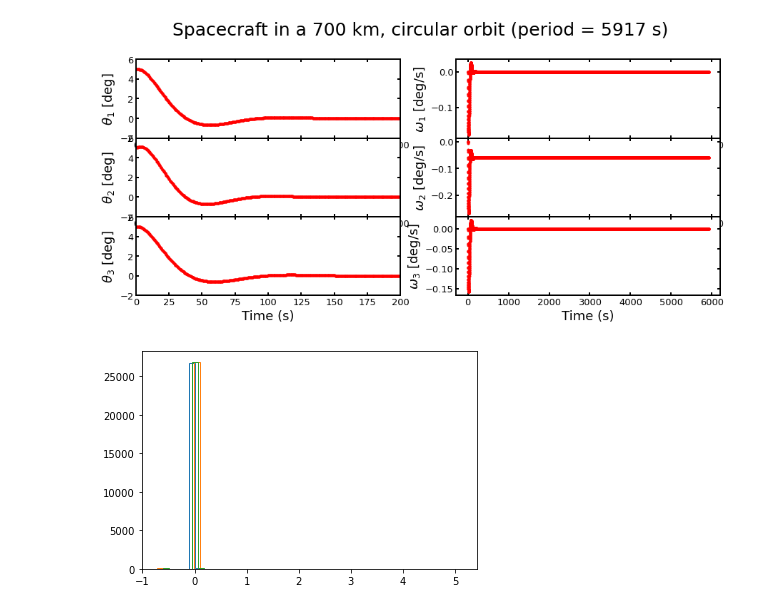
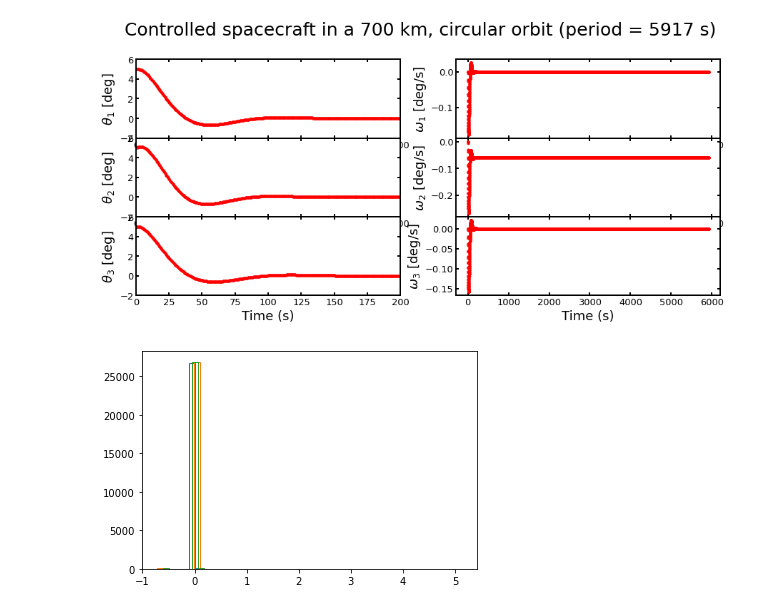
Before and after one commit to thomas7392/spacecraftattitudecontrol, a Jupyter notebook: Q3.ipynb, the cells around one changed output. Saved outputs shown, nothing was run; the diff lists cells and outputs as text; code cells hidden in the pictures.

```diff
--- a/Q3.ipynb
+++ b/Q3.ipynb
@@ -27,33 +27,33 @@ S = Simulation(state_history, control_torque = control_torque)
 # %%
 labels = [r"$\theta_1$ [deg]", r"$\theta_2$ [deg]", r"$\theta_3$ [deg]",
           "$\omega_1$ [deg/s]", "$\omega_2$ [deg/s]", "$\omega_3$ [deg/s]"]
 
 fig, axes = plt.subplots(3, 2, figsize = (13, 6))
 fig.tight_layout(pad=4)
-fig.suptitle("Spacecraft in a 700 km, circular orbit (period = %.i s)" % period, fontsize = 25, y = 1.02)
+fig.suptitle("Controlled spacecraft in a 700 km, circular orbit (period = %.i s)" % period, fontsize = 25, y = 1.02)
 fig.subplots_adjust(hspace=0)
 axes[2, 0].set_xlabel("Time (s)", fontsize = 18)
 axes[2, 1].set_xlabel("Time (s)", fontsize = 18)
 
 for ax in axes[:,0]:
     ax.set_xlim(0, 200)
     ax.set_ylim(-2, 6)
 
 #     ax.set_xlim(0, 500)
 #     ax.set_ylim(-0.1, 0.1)
 
 for i, ax in enumerate(axes.T.flat):
 
     ax.plot(S.state_history[:,0], np.rad2deg(S.state_history[:,1+i]), 'ro', markersize = 3)
     ax.set_ylabel(labels[i], fontsize = 18)
     #ax.axvline(81)
     for axis in ['top','bottom','left','right']:
         ax.spines[axis].set_linewidth(2)
     ax.tick_params(labelsize=13)
     ax.tick_params(axis="both",direction="in",which="both", length=4, width = 2)
     ax.tick_params(bottom=True, top=True, left=True, right=True)
 # %% [output]
-[figure, old version]
+[figure, new version]
 # %%
 for i in range(3):
 
```
Also changed, not shown: 4 other files.
